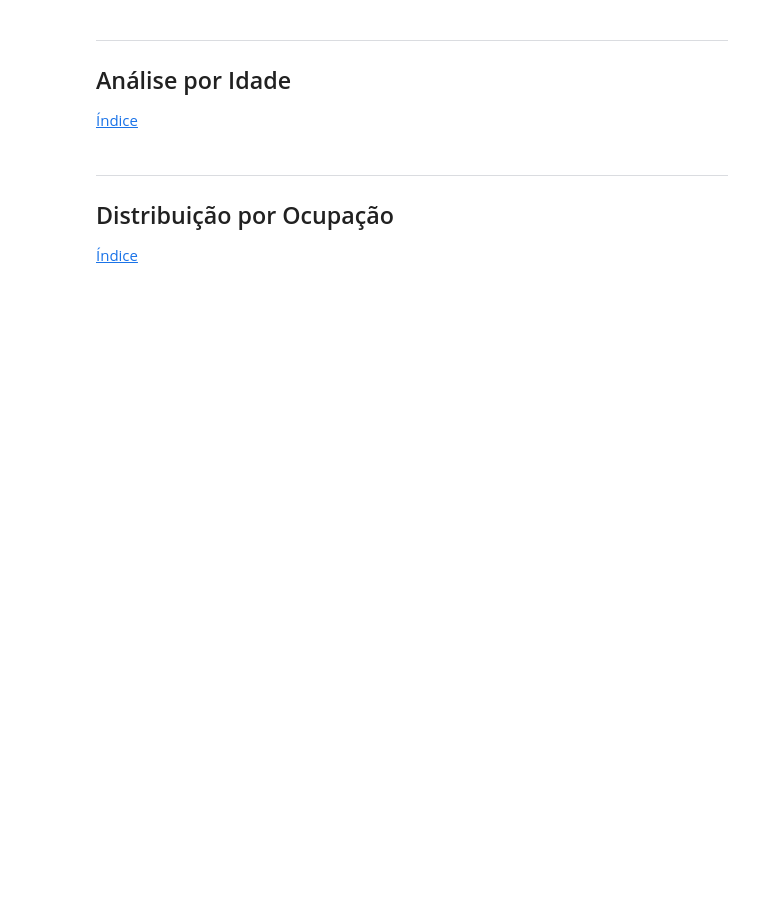
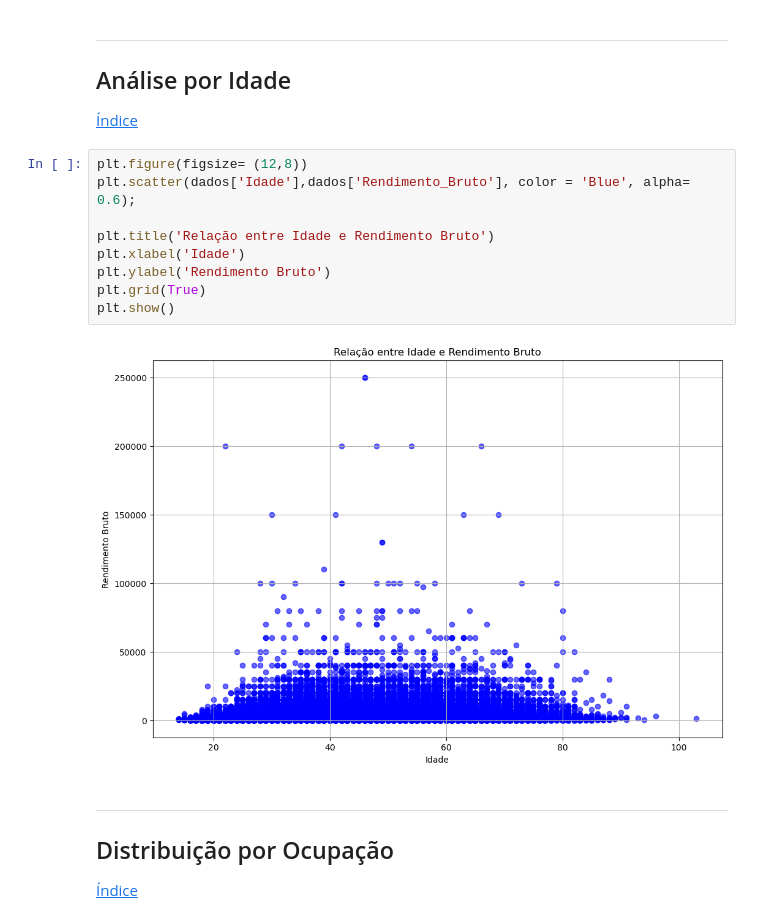
Before and after one commit to jlbrasileiro/Projeto-3---Ci-ncia-dos-Dados---2024.2, a Jupyter notebook: analise_exploratoria.ipynb, the cells around one changed output. Saved outputs shown, nothing was run; the diff lists cells and outputs as text; blank space fills up the shorter version.

Commit message:
grafico analise de idade

```diff
--- a/analise_exploratoria.ipynb
+++ b/analise_exploratoria.ipynb
@@ -247,6 +243,17 @@ ___
 ## Análise por Idade
 
 [Índice](#indice)
+# %%
+plt.figure(figsize= (12,8))
+plt.scatter(dados['Idade'],dados['Rendimento_Bruto'], color = 'Blue', alpha= 0.6);
+
+plt.title('Relação entre Idade e Rendimento Bruto')
+plt.xlabel('Idade')
+plt.ylabel('Rendimento Bruto')
+plt.grid(True)
+plt.show()
+# %% [output]
+[figure, added]
 # %% [markdown]
 ___
 <div id="ocupa"></div>
```
Also changed, not shown: parts of 4 cells of this notebook.
